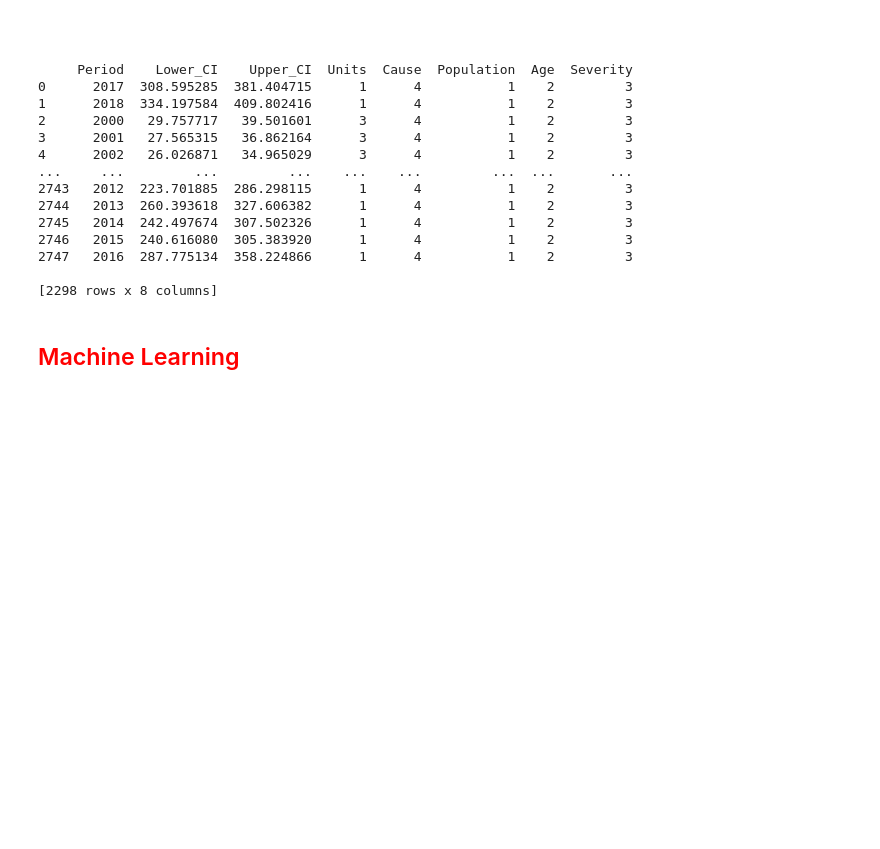
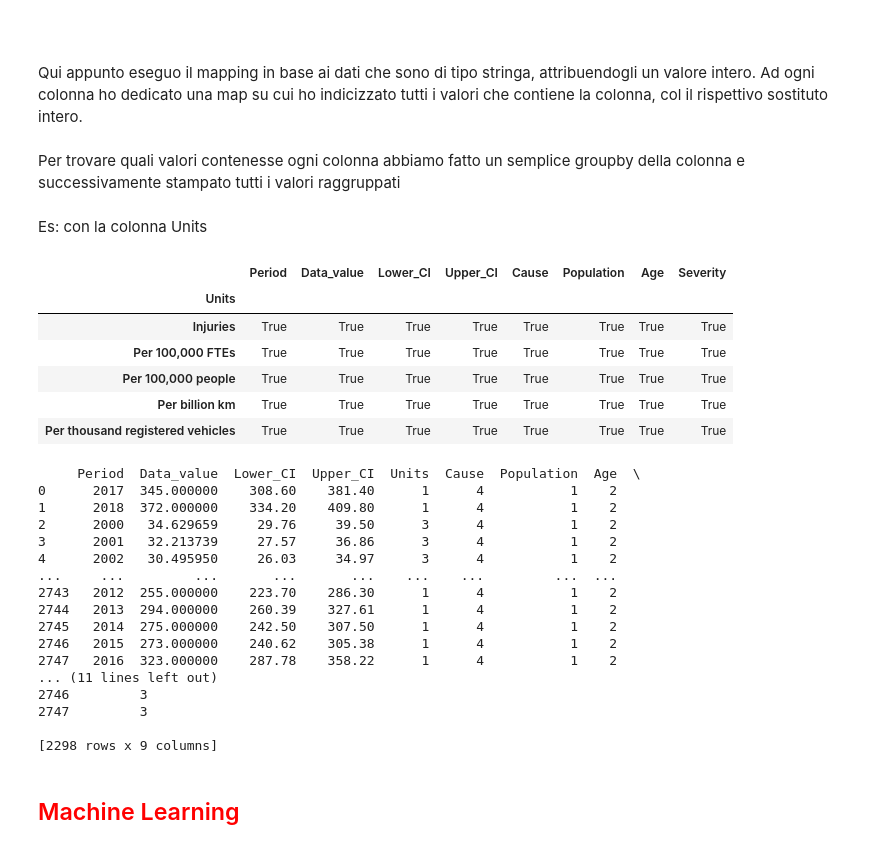
Before and after one commit to 5aiBrunello/AI-Longhin, a Jupyter notebook: Machine_Learning.ipynb, the cells around one changed output. Drawn from its saved outputs; the diff is of its cells as text; code cells hidden in the pictures; blank space fills up the shorter version.

```diff
--- a/Machine_Learning.ipynb
+++ b/Machine_Learning.ipynb
@@ -40,3 +46,2 @@ df_completo = df_completo[~(pd.isna(df_completo.iloc[:,0]))]
 # %%
 df_completo = df_completo.drop(df_completo[df_completo['Type'] == 'Moving average'].index, axis=0)
-df_completo = df_completo.drop(['Series_reference', 'Validation', 'Indicator', 'Data_value', 'Type'], axis=1)
@@ -43,5 +92,25 @@ df_completo = df_completo.drop(['Series_reference', 'Validation', 'Indicator', '
+# %%
+df_completo = df_completo.drop(['Series_reference', 'Validation', 'Indicator', 'Type'], axis=1)
 # %% [markdown]
 <p style = "color: white;">Raggruppo e faccio il mapping di dati, dato che scikit-learn non ammette stringhe nei suoi modelli</p>
+# %% [markdown]
+Qui appunto eseguo il mapping in base ai dati che sono di tipo stringa, attribuendogli un valore intero.
+Ad ogni colonna ho dedicato una map su cui ho indicizzato tutti i valori che contiene la colonna, col il rispettivo sostituto intero.
+# %% [markdown]
+Per trovare quali valori contenesse ogni colonna abbiamo fatto un semplice groupby della colonna e successivamente stampato tutti i valori raggruppati
+# %% [markdown]
+Es: con la colonna Units
+# %%
+df_esempio = df_completo.groupby('Units')
+df_esempio.all()
+# %% [output]
+|  | Period | Data_value | Lower_CI | Upper_CI | Cause | Population | Age | Severity |
+| Units |  |  |  |  |  |  |  |  |
+| Injuries | True | True | True | True | True | True | True | True |
+| Per 100,000 FTEs | True | True | True | True | True | True | True | True |
+| Per 100,000 people | True | True | True | True | True | True | True | True |
+| Per billion km | True | True | True | True | True | True | True | True |
+| Per thousand registered vehicles | True | True | True | True | True | True | True | True |
 # %%
 units_map = {
     'Injuries': 1,
@@ -51,8 +120,6 @@ units_map = {
     'Per thousand registered vehicles': 5
 }
 df_completo['Units'] = df_completo['Units'].map(units_map)
-
-# Abbiamo tirato via Indicator perchè le percentuali erano molto simili alla colonna Units e un analisi più approfondita ha rivelato che le stesse unità avevano per la maggior parte gli stessi indicatori
 
 pop_map = {
     'Maori': 1,
@@ -90,22 +157,29 @@ severity_map = {
 }
 df_completo['Severity'] = df_completo['Severity'].map(severity_map)
 
+# Arrondo i numeri a 2 cifre dopo la virgola, dato che nel CSV ne hanno molti di più.
+df_completo['Lower_CI'] = round(df_completo['Lower_CI'], 2)
+df_completo['Upper_CI'] = round(df_completo['Upper_CI'], 2)
+
 print(df_completo)
 # %% [output]
-     Period    Lower_CI    Upper_CI  Units  Cause  Population  Age  Severity
-0      2017  308.595285  381.404715      1      4           1    2         3
-1      2018  334.197584  409.802416      1      4           1    2         3
-2      2000   29.757717   39.501601      3      4           1    2         3
-3      2001   27.565315   36.862164      3      4           1    2         3
-4      2002   26.026871   34.965029      3      4           1    2         3
-...     ...         ...         ...    ...    ...         ...  ...       ...
-2743   2012  223.701885  286.298115      1      4           1    2         3
-2744   2013  260.393618  327.606382      1      4           1    2         3
-2745   2014  242.497674  307.502326      1      4           1    2         3
-2746   2015  240.616080  305.383920      1      4           1    2         3
-2747   2016  287.775134  358.224866      1      4           1    2         3
+     Period  Data_value  Lower_CI  Upper_CI  Units  Cause  Population  Age  \
+0      2017  345.000000    308.60    381.40      1      4           1    2
+1      2018  372.000000    334.20    409.80      1      4           1    2
+2      2000   34.629659     29.76     39.50      3      4           1    2
+3      2001   32.213739     27.57     36.86      3      4           1    2
+4      2002   30.495950     26.03     34.97      3      4           1    2
+...     ...         ...       ...       ...    ...    ...         ...  ...
+2743   2012  255.000000    223.70    286.30      1      4           1    2
+2744   2013  294.000000    260.39    327.61      1      4           1    2
+2745   2014  275.000000    242.50    307.50      1      4           1    2
+2746   2015  273.000000    240.62    305.38      1      4           1    2
+2747   2016  323.000000    287.78    358.22      1      4           1    2
+... (11 lines left out)
+2746         3
+2747         3
 
-[2298 rows x 8 columns]
+[2298 rows x 9 columns]
 # %% [markdown]
 <h2 style="color: Red;"> Machine Learning</h2>
 # %% [markdown]
```
Also changed, not shown: parts of 18 cells of this notebook, 3 other files.
